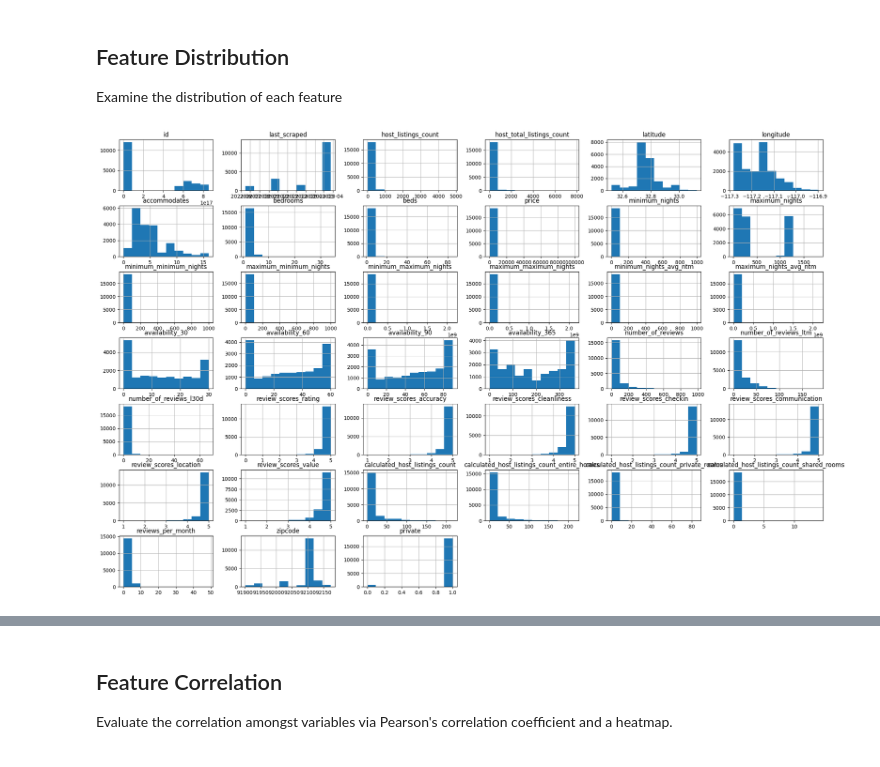
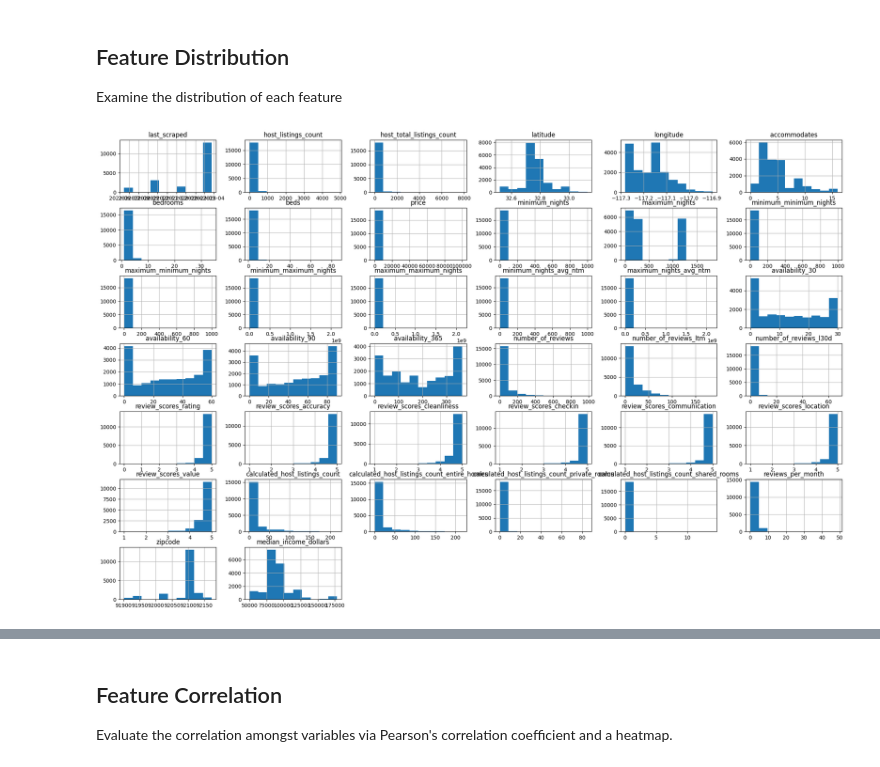
Before and after one commit to nlee98/ADS-599_Capstone_Project, a Jupyter notebook: Code Library/Data_Exploration.ipynb, the cells around one changed output, grey strips where cells are left out. Drawn from its saved outputs; the diff is of its cells as text; code cells hidden in the pictures.

```diff
--- a/Code Library/Data_Exploration.ipynb
+++ b/Code Library/Data_Exploration.ipynb
@@ -361,8 +361,17 @@ median_income_df.head(3)
 # %%
 # Add to eda_subset _median_income_ column based on existing zipcode
 eda_income_df = pd.merge(eda_subset, median_income_df, how = "inner", on = "zipcode")
+
 # Rename median income column
-eda_income_df.columns.values[-1] = "median_income_dollars"
+eda_income_df.rename(
+    columns = {"Median income (dollars)" : "median_income_dollars"},
+    inplace=True
+)
+# eda_income_df.columns.values[-1] = "median_income_dollars"
+
+# Change median income datatype from string to float
+eda_income_df["median_income_dollars"] = eda_income_df[
+    "median_income_dollars"].str.replace(',', '').astype(float)
 # %% [markdown]
 ## Altering Datatypes for EDA Purposes
 # %%
@@ -380,11 +389,12 @@ Examine the distribution of each feature
 # %%
 # Set figure dimensions
 fig = plt.figure(figsize=(25, 16))
 axes = fig.gca()
 
 # Plot a histogram for each feature
-eda_income_df.hist(ax = axes)
+# Drop arbitrary id column prior to plotting
+eda_income_df.drop(columns = "id", axis = 1).hist(ax = axes)
 
 plt.show()
 # %% [output]
-[figure, old version]
+[figure, new version]
```
Also changed, not shown: parts of 3 cells of this notebook.
